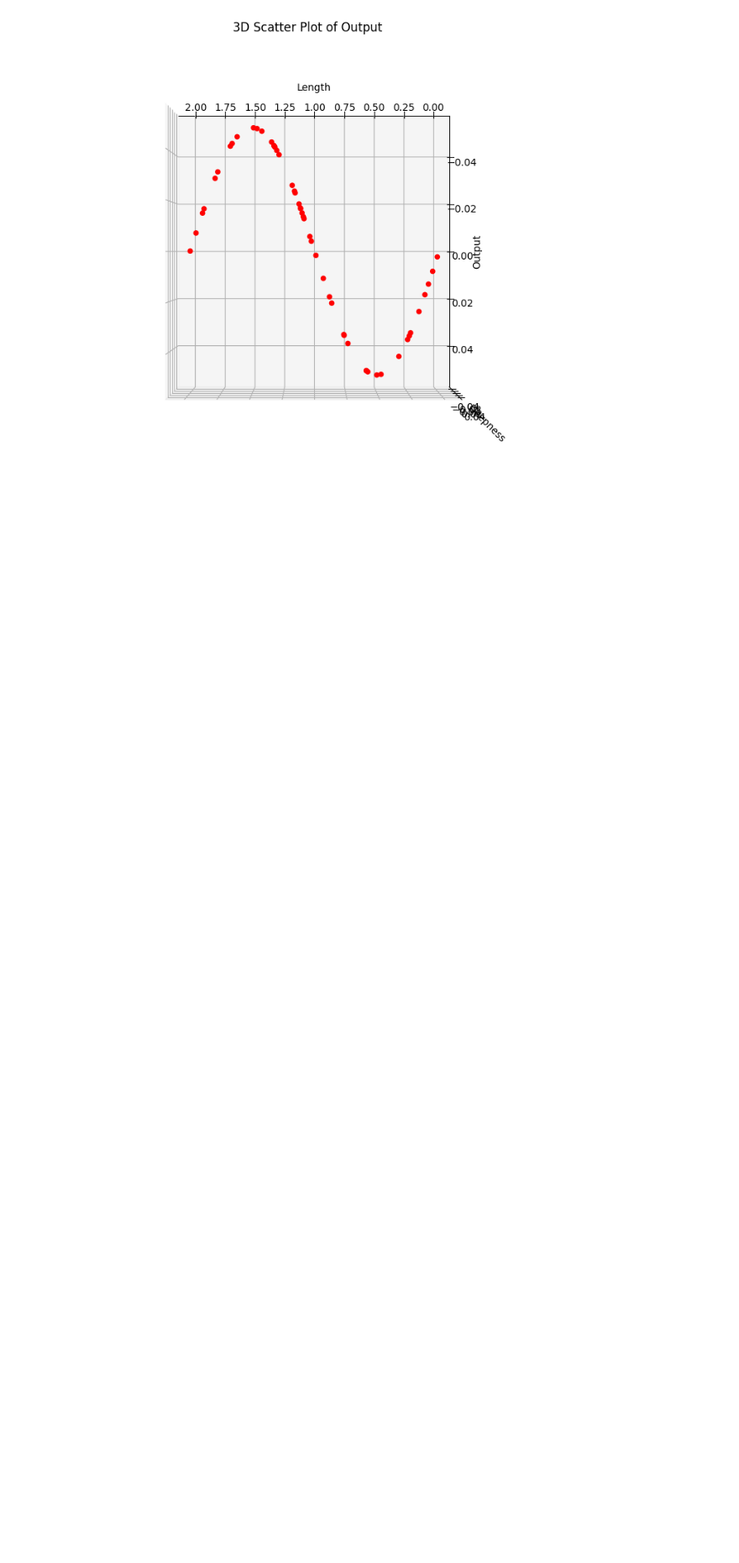
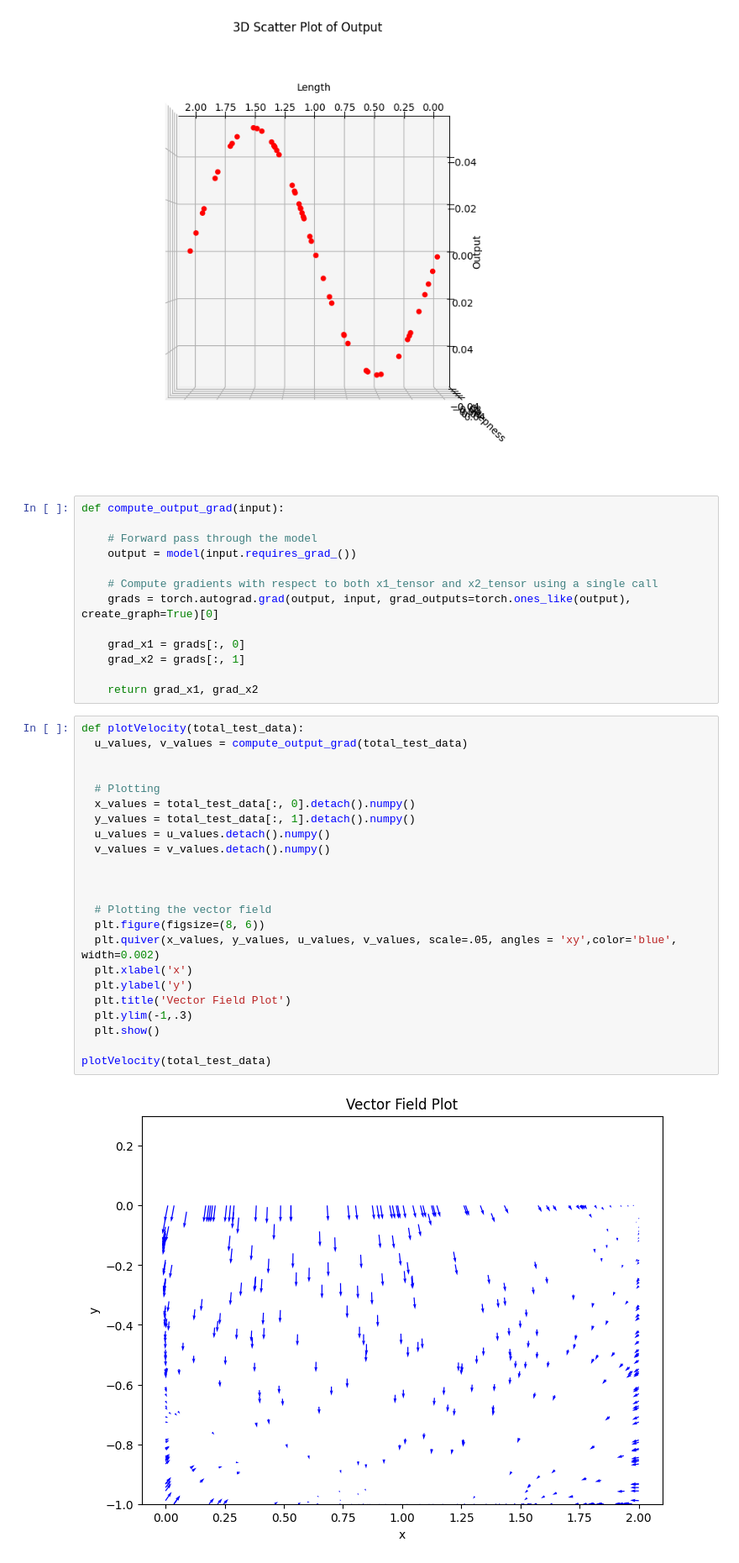
Before and after one commit to LuigiElo/DL-PINNs, a Jupyter notebook: PINN_LaPlace2D_Pytorch.ipynb, the cells around one changed output. Shown at 84% size. Cells and saved outputs as stored; diff of their text form; blank space fills up the shorter version.

Commit message:
computing gradients and plot velocity

```diff
--- a/PINN_LaPlace2D_Pytorch.ipynb
+++ b/PINN_LaPlace2D_Pytorch.ipynb
@@ -623,3 +623,41 @@ ax.view_init(elev=90, azim=90)  # You can adjust the elev and azim values
 plt.show()
 # %% [output]
 [figure]
+# %%
+def compute_output_grad(input):
+
+    # Forward pass through the model
+    output = model(input.requires_grad_())
+
+    # Compute gradients with respect to both x1_tensor and x2_tensor using a single call
+    grads = torch.autograd.grad(output, input, grad_outputs=torch.ones_like(output), create_graph=True)[0]
+
+    grad_x1 = grads[:, 0]
+    grad_x2 = grads[:, 1]
+
+    return grad_x1, grad_x2
+# %%
+def plotVelocity(total_test_data):
+  u_values, v_values = compute_output_grad(total_test_data)
+
+
+  # Plotting
+  x_values = total_test_data[:, 0].detach().numpy()
+  y_values = total_test_data[:, 1].detach().numpy()
+  u_values = u_values.detach().numpy()
+  v_values = v_values.detach().numpy()
+
+
+
+  # Plotting the vector field
+  plt.figure(figsize=(8, 6))
+  plt.quiver(x_values, y_values, u_values, v_values, scale=.05, angles = 'xy',color='blue', width=0.002)
+  plt.xlabel('x')
+  plt.ylabel('y')
+  plt.title('Vector Field Plot')
+  plt.ylim(-1,.3)
+  plt.show()
+
+plotVelocity(total_test_data)
+# %% [output]
+[figure, added]
```
